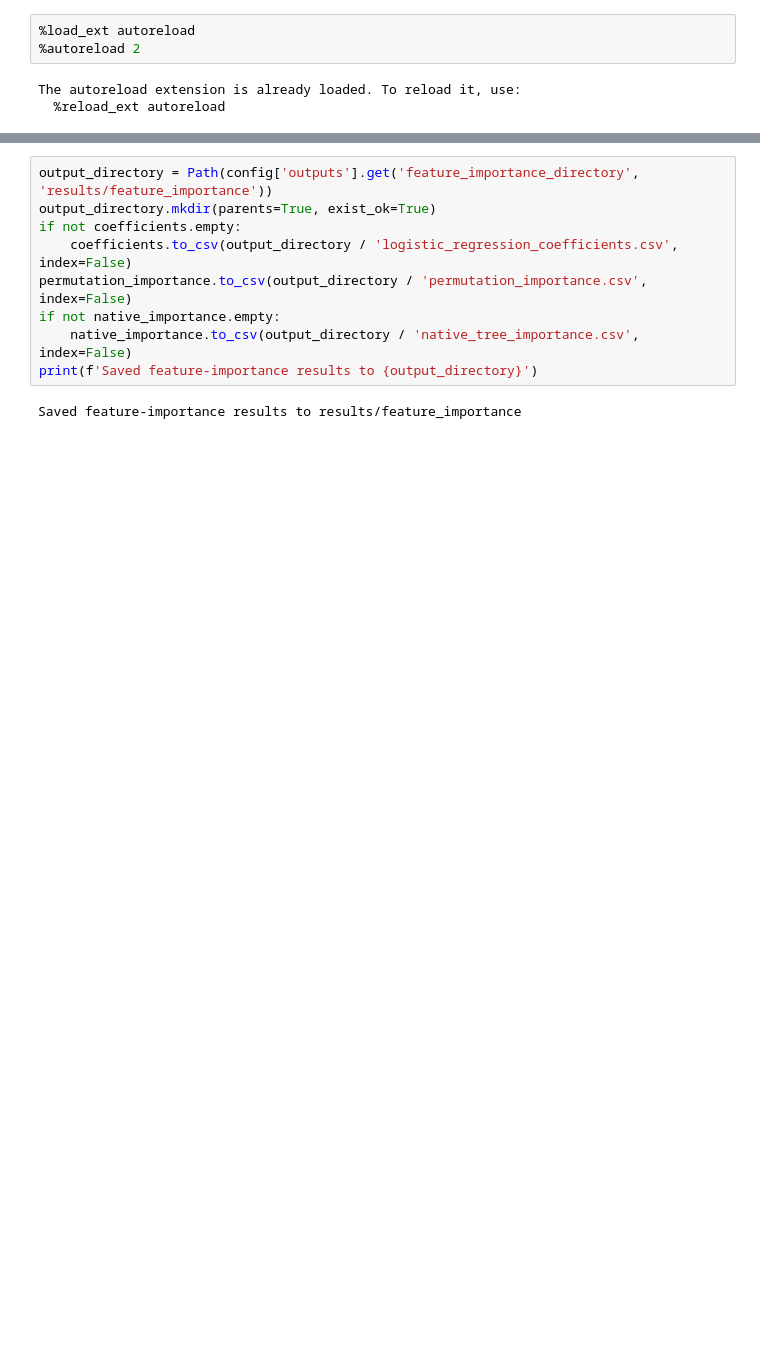
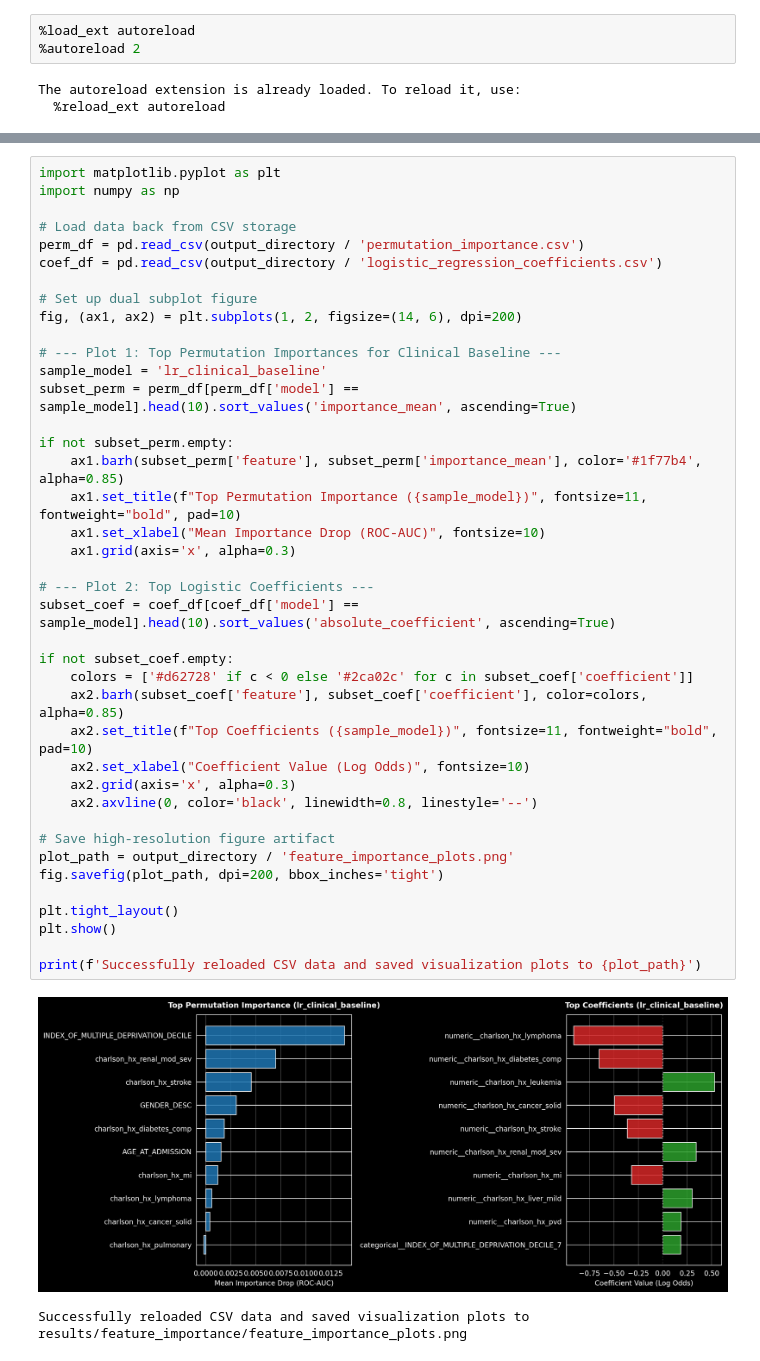
Before and after one commit to bahp/icare-risk, a Jupyter notebook: notebooks/09_feature_importance.ipynb, the cells around one changed output, grey strips where cells are left out. Drawn from its saved outputs; the diff is of its cells as text; blank space fills up the shorter version.

```diff
--- a/notebooks/09_feature_importance.ipynb
+++ b/notebooks/09_feature_importance.ipynb
@@ -152,11 +179,43 @@ if not native_importance.empty:
 # %%
-output_directory = Path(config['outputs'].get('feature_importance_directory', 'results/feature_importance'))
-output_directory.mkdir(parents=True, exist_ok=True)
-if not coefficients.empty:
-    coefficients.to_csv(output_directory / 'logistic_regression_coefficients.csv', index=False)
-permutation_importance.to_csv(output_directory / 'permutation_importance.csv', index=False)
-if not native_importance.empty:
-    native_importance.to_csv(output_directory / 'native_tree_importance.csv', index=False)
-print(f'Saved feature-importance results to {output_directory}')
+import matplotlib.pyplot as plt
+import numpy as np
+
+# Load data back from CSV storage
+perm_df = pd.read_csv(output_directory / 'permutation_importance.csv')
+coef_df = pd.read_csv(output_directory / 'logistic_regression_coefficients.csv')
+
+# Set up dual subplot figure
+fig, (ax1, ax2) = plt.subplots(1, 2, figsize=(14, 6), dpi=200)
+
+# --- Plot 1: Top Permutation Importances for Clinical Baseline ---
+sample_model = 'lr_clinical_baseline'
+subset_perm = perm_df[perm_df['model'] == sample_model].head(10).sort_values('importance_mean', ascending=True)
+
+if not subset_perm.empty:
+    ax1.barh(subset_perm['feature'], subset_perm['importance_mean'], color='#1f77b4', alpha=0.85)
+    ax1.set_title(f"Top Permutation Importance ({sample_model})", fontsize=11, fontweight="bold", pad=10)
+    ax1.set_xlabel("Mean Importance Drop (ROC-AUC)", fontsize=10)
+    ax1.grid(axis='x', alpha=0.3)
+
+# --- Plot 2: Top Logistic Coefficients ---
+subset_coef = coef_df[coef_df['model'] == sample_model].head(10).sort_values('absolute_coefficient', ascending=True)
+
+if not subset_coef.empty:
+    colors = ['#d62728' if c < 0 else '#2ca02c' for c in subset_coef['coefficient']]
+    ax2.barh(subset_coef['feature'], subset_coef['coefficient'], color=colors, alpha=0.85)
+    ax2.set_title(f"Top Coefficients ({sample_model})", fontsize=11, fontweight="bold", pad=10)
+    ax2.set_xlabel("Coefficient Value (Log Odds)", fontsize=10)
+    ax2.grid(axis='x', alpha=0.3)
+    ax2.axvline(0, color='black', linewidth=0.8, linestyle='--')
+
+# Save high-resolution figure artifact
+plot_path = output_directory / 'feature_importance_plots.png'
+fig.savefig(plot_path, dpi=200, bbox_inches='tight')
+
+plt.tight_layout()
+plt.show()
+
+print(f'Successfully reloaded CSV data and saved visualization plots to {plot_path}')
 # %% [output]
+[figure, added]
-Saved feature-importance results to results/feature_importance
+Successfully reloaded CSV data and saved visualization plots to results/feature_importance/feature_importance_plots.png
```
Also changed, not shown: parts of 9 cells of this notebook, 5 other files.
